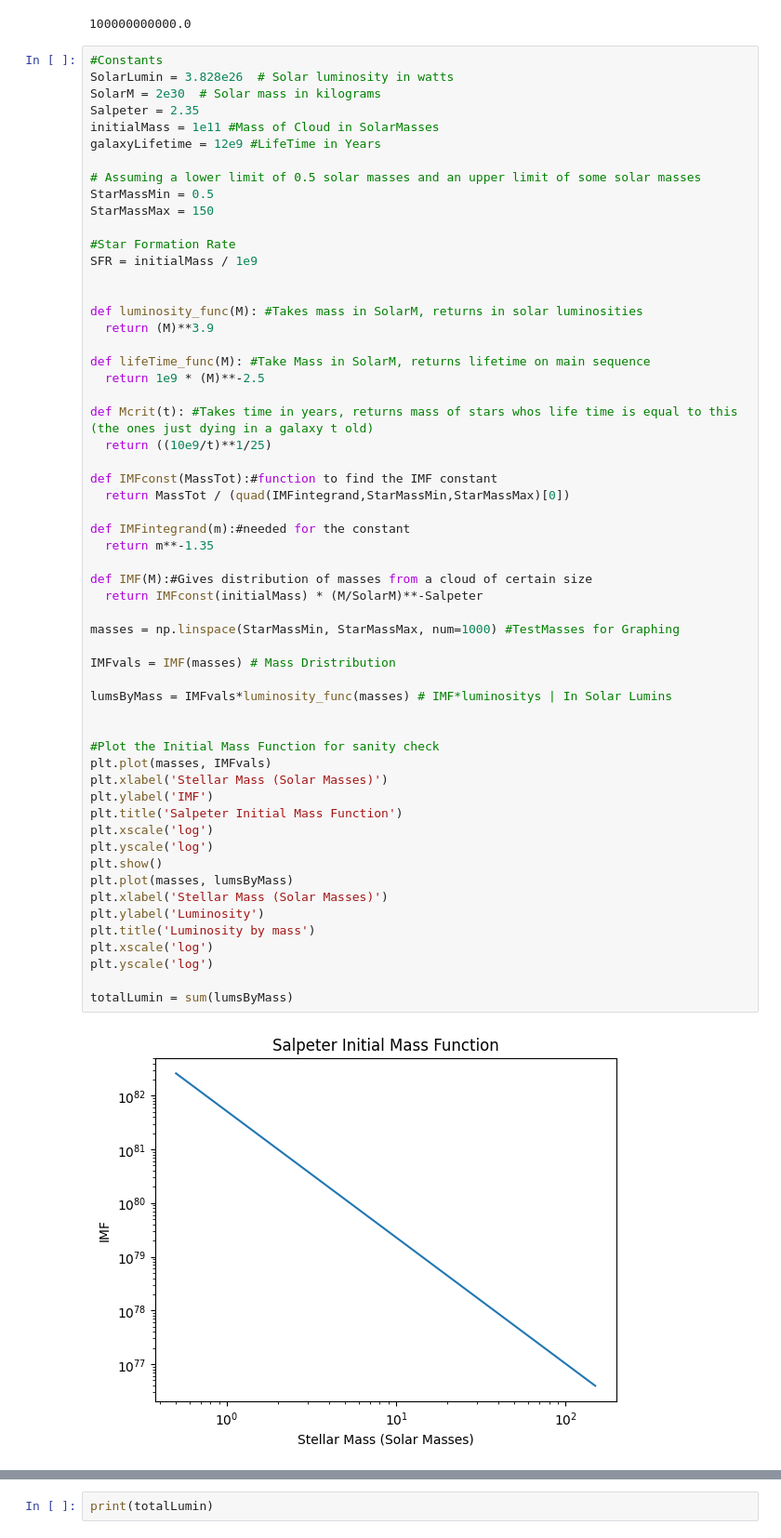
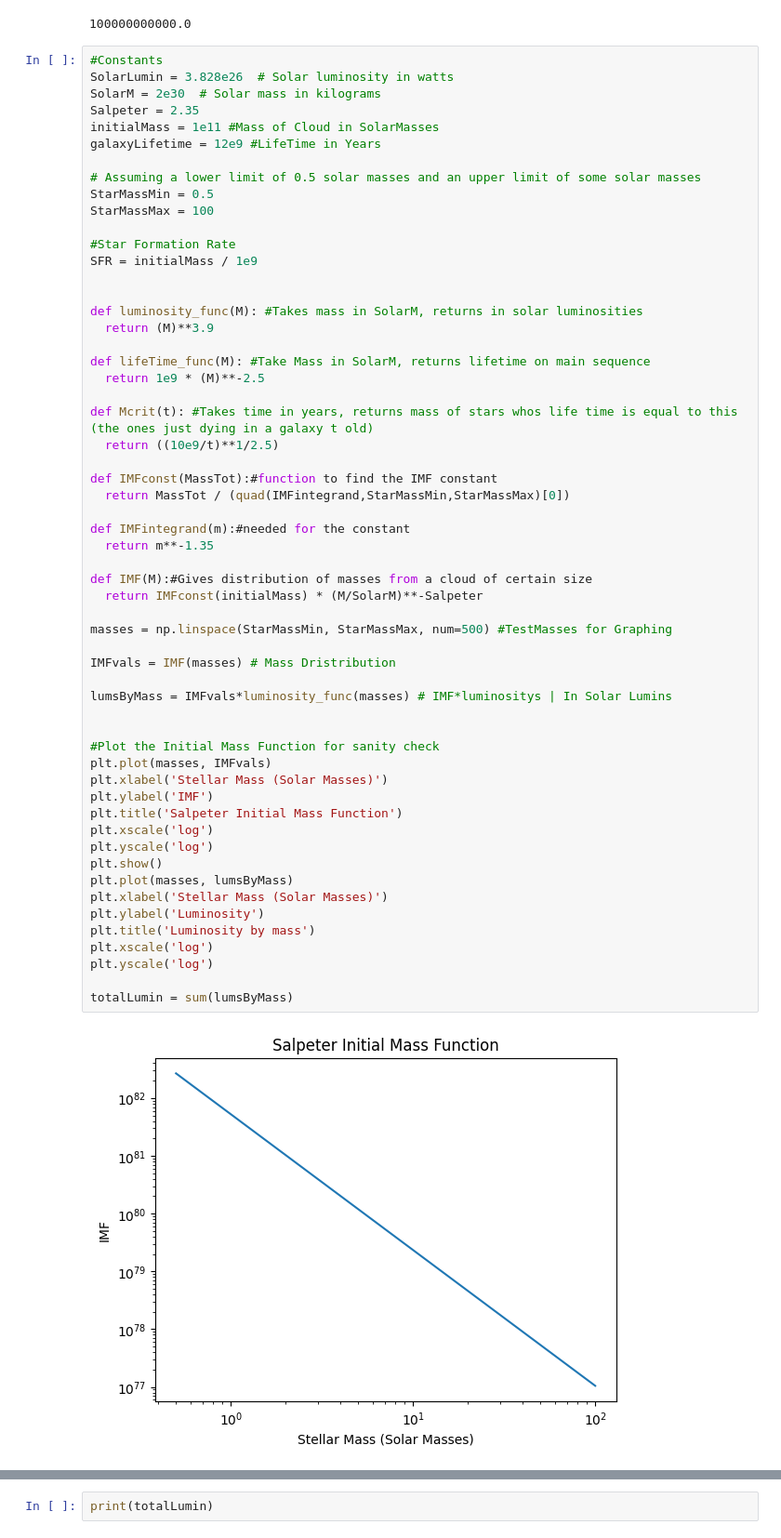
Before and after one commit to StephenJohnson-CardiffUni/Astro, a Jupyter notebook: GalaxiesAssignment.ipynb, the cells around one changed output, grey strips where cells are left out. Shown at 93% size. Saved outputs shown, nothing was run; the diff lists cells and outputs as text.

```diff
--- a/GalaxiesAssignment.ipynb
+++ b/GalaxiesAssignment.ipynb
@@ -19,7 +19,7 @@ galaxyLifetime = 12e9 #LifeTime in Years
 
 # Assuming a lower limit of 0.5 solar masses and an upper limit of some solar masses
 StarMassMin = 0.5
-StarMassMax = 150
+StarMassMax = 100
 
 #Star Formation Rate
 SFR = initialMass / 1e9
@@ -32,39 +32,39 @@ def lifeTime_func(M): #Take Mass in SolarM, returns lifetime on main sequence
   return 1e9 * (M)**-2.5
 
 def Mcrit(t): #Takes time in years, returns mass of stars whos life time is equal to this (the ones just dying in a galaxy t old)
-  return ((10e9/t)**1/25)
+  return ((10e9/t)**1/2.5)
 
 def IMFconst(MassTot):#function to find the IMF constant
   return MassTot / (quad(IMFintegrand,StarMassMin,StarMassMax)[0])
 
 def IMFintegrand(m):#needed for the constant
   return m**-1.35
 
 def IMF(M):#Gives distribution of masses from a cloud of certain size
   return IMFconst(initialMass) * (M/SolarM)**-Salpeter
 
-masses = np.linspace(StarMassMin, StarMassMax, num=1000) #TestMasses for Graphing
+masses = np.linspace(StarMassMin, StarMassMax, num=500) #TestMasses for Graphing
 
 IMFvals = IMF(masses) # Mass Dristribution
 
 lumsByMass = IMFvals*luminosity_func(masses) # IMF*luminositys | In Solar Lumins
 
 
 #Plot the Initial Mass Function for sanity check
 plt.plot(masses, IMFvals)
 plt.xlabel('Stellar Mass (Solar Masses)')
 plt.ylabel('IMF')
 plt.title('Salpeter Initial Mass Function')
 plt.xscale('log')
 plt.yscale('log')
 plt.show()
 plt.plot(masses, lumsByMass)
 plt.xlabel('Stellar Mass (Solar Masses)')
 plt.ylabel('Luminosity')
 plt.title('Luminosity by mass')
 plt.xscale('log')
 plt.yscale('log')
 
 totalLumin = sum(lumsByMass)
 # %% [output]
-[figure, old version]
+[figure, new version]
```
Also changed, not shown: parts of 5 cells of this notebook.
